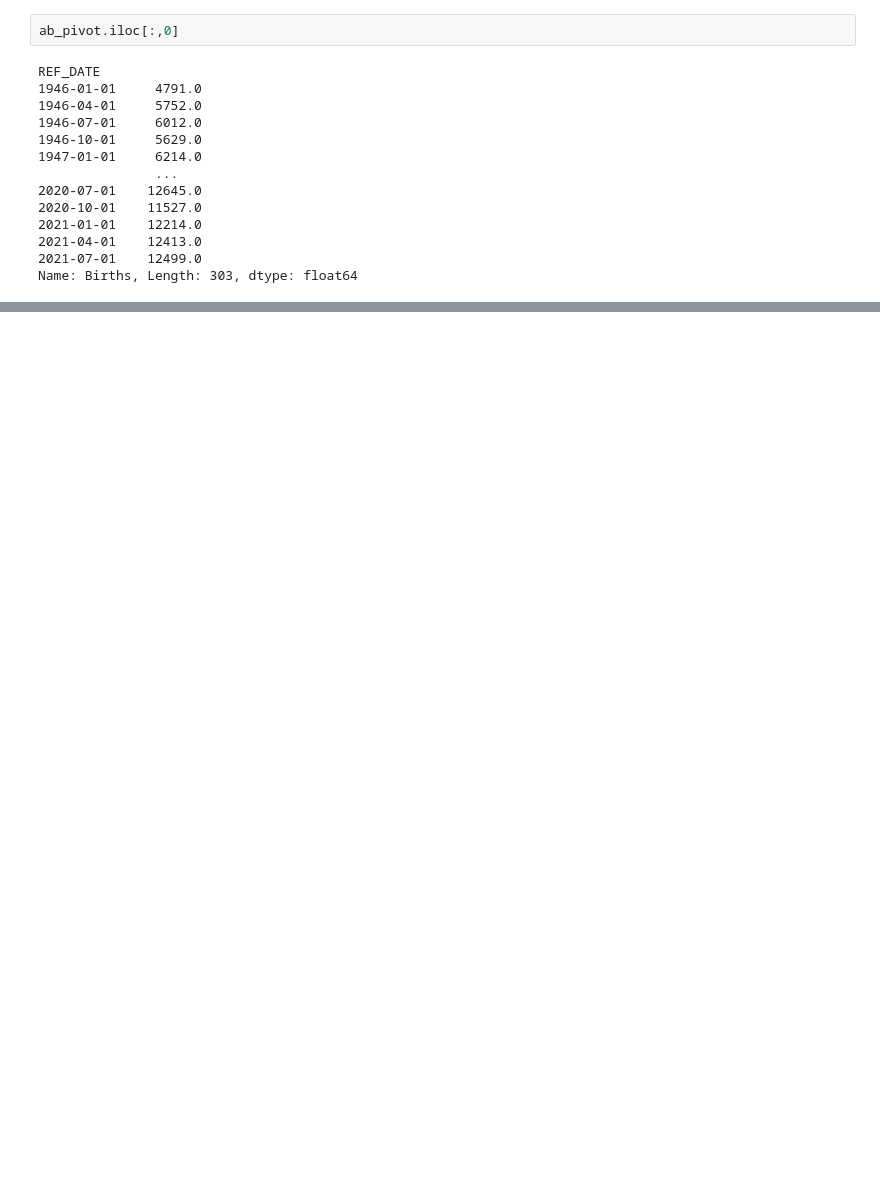
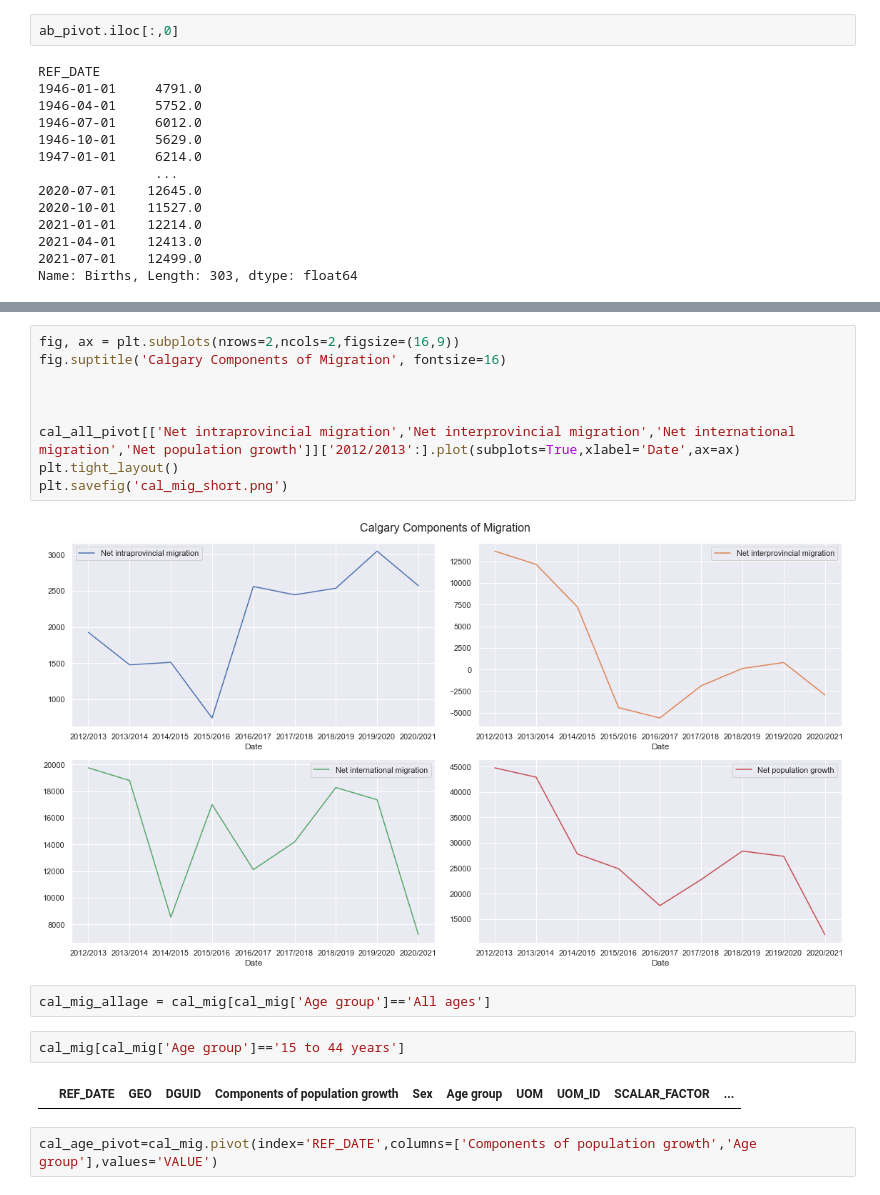
Before and after one commit to doublebigmak/housing_stats, a Jupyter notebook: ab_migration.ipynb, the cells around one changed output, grey strips where cells are left out. Saved outputs shown, nothing was run; the diff lists cells and outputs as text; blank space fills up the shorter version.

```diff
--- a/ab_migration.ipynb
+++ b/ab_migration.ipynb
@@ -209,0 +256,19 @@ Name: Births, Length: 303, dtype: float64
+# %%
+fig, ax = plt.subplots(nrows=2,ncols=2,figsize=(16,9))
+fig.suptitle('Calgary Components of Migration', fontsize=16)
+
+
+
+cal_all_pivot[['Net intraprovincial migration','Net interprovincial migration','Net international migration','Net population growth']]['2012/2013':].plot(subplots=True,xlabel='Date',ax=ax)
+plt.tight_layout()
+plt.savefig('cal_mig_short.png')
+# %% [output]
+[figure, added]
+# %%
+cal_mig_allage = cal_mig[cal_mig['Age group']=='All ages']
+# %%
+cal_mig[cal_mig['Age group']=='15 to 44 years']
+# %% [output]
+|  | REF_DATE | GEO | DGUID | Components of population growth | Sex | Age group | UOM | UOM_ID | SCALAR_FACTOR | ... |
+# %%
+cal_age_pivot=cal_mig.pivot(index='REF_DATE',columns=['Components of population growth','Age group'],values='VALUE')
```
Also changed, not shown: parts of 16 cells of this notebook, 11 other files.
